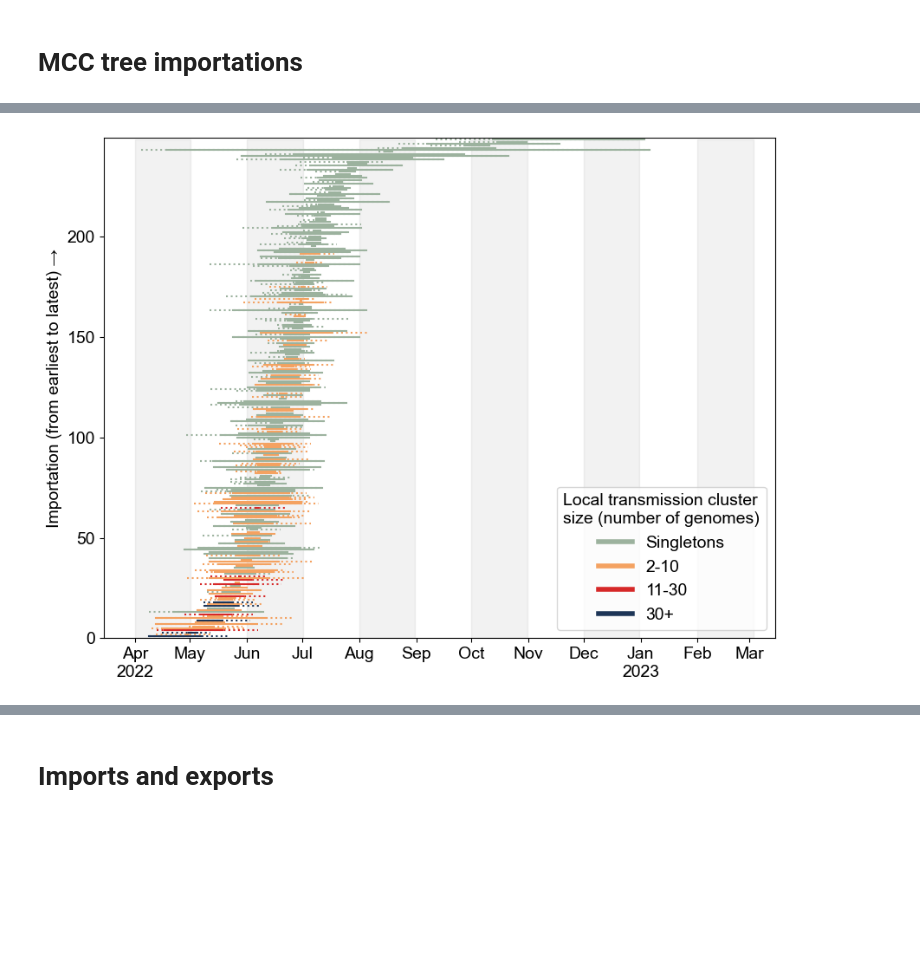
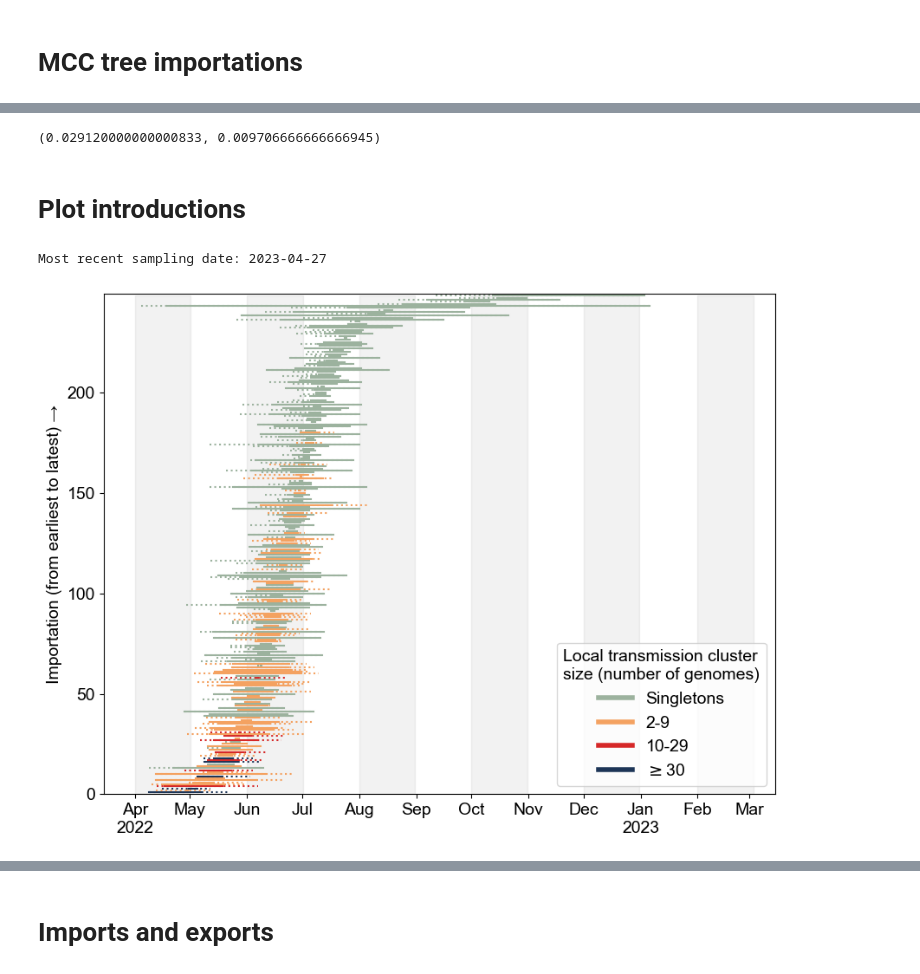
Before and after one commit to pekarj/nyc_mpox_phylogeography, a Jupyter notebook: analysis/notebooks/imports_exports.ipynb, the cells around one changed output, grey strips where cells are left out. Cells and saved outputs as stored; diff of their text form; code cells hidden in the pictures; blank space fills up the shorter version.

```diff
--- a/analysis/notebooks/imports_exports.ipynb
+++ b/analysis/notebooks/imports_exports.ipynb
@@ -240,7 +269,7 @@ def find_all_mcc_import_clusters(tree, loc="NYC", min_prob=0.5):
 mcc_sep_tree_path = '../phylogenetics/global_B.1.empirical.dta.mcc.tree'
 
 mcc_tree = read_mcc_tree(mcc_sep_tree_path)
-import_nodes_test, import_clusters_test, mrcas = find_all_mcc_import_clusters(mcc_tree, loc="NYC", min_prob=0.5)
+import_nodes_test, import_clusters_test, import_posteriors, mrcas = find_all_mcc_import_clusters(mcc_tree, loc="NYC", min_prob=0.5)
 
 # save import clusters and subtrees corresponding to import clusters for local analysis
 time_heights = []
@@ -262,3 +291,5 @@ with open('../phylogenetics/import_clusters.txt', 'w') as f, open('../phylogenet
 
             time_heights.append(test_subtree.root.node_params['height'])
             tree_heights.append(subtree.height())
+
+len(import_clusters_test), len([x for x in import_clusters_test if len(x) > 1]), len([x for x in import_clusters_test if len(x) == 1]), len(import_posteriors)
@@ -269,3 +466,9 @@ len(import_clusters_test), len([x for x in import_clusters_test if len(x) > 1]),
+# %%
+mt_tree.edge_length_sum(), mt_tree.edge_length_sum()/3
+# %% [output]
+(0.029120000000000833, 0.009706666666666945)
+# %% [markdown]
+# Plot introductions
 # %%
 def plot_mcc_clusters_time(mcc_tree, mrcas, start_date=toYearFraction('2022-03-15'), end_date=toYearFraction('2022-10-01'), w_pad=4, fontsize=14, include_singletons=False, ax=None, cset = cmap3, linewidth=2, figsize=(10,5)):
     most_recent_sampling_date = 1900
@@ -273,6 +476,8 @@ def plot_mcc_clusters_time(mcc_tree, mrcas, start_date=toYearFraction('2022-03-1
         d = toYearFraction(n.label.strip("'").split('|')[-1])
         if d > most_recent_sampling_date:
             most_recent_sampling_date = d
+
+    print('Most recent sampling date:', toDatestring(most_recent_sampling_date))
 
     mrcas_adjusted = []
     for mrca in mrcas:
@@ -292,9 +497,9 @@ def plot_mcc_clusters_time(mcc_tree, mrcas, start_date=toYearFraction('2022-03-1
     def color_mrca(mrca):
         if mrca[-1] == 1:
             return cset[0]
-        elif mrca[-1] >= 2 and mrca[-1] <= 10:
+        elif mrca[-1] >= 2 and mrca[-1] < 10:
             return cset[1]
-        elif mrca[-1] >= 11 and mrca[-1] < 30:
+        elif mrca[-1] >= 10 and mrca[-1] < 30:
             return cset[2]
         elif mrca[-1] >= 30:
             return cset[3]
@@ -312,9 +517,6 @@ def plot_mcc_clusters_time(mcc_tree, mrcas, start_date=toYearFraction('2022-03-1
         col = color_mrca(mrca)
         ax.plot([mrca[2], mrca[3]], [clust, clust], color=col, linewidth=linewidth, linestyle=':')
         ax.plot([mrca[0], mrca[1]], [clust, clust], color=col, linewidth=linewidth)
-        # add small vertical lines at the start and end of each mrca
-        # ax.plot([mrca[0], mrca[0]], [clust-0.2, clust+0.2], color=col, linewidth=1)
-        # ax.plot([mrca[1], mrca[1]], [clust-0.2, clust+0.2], color=col, linewidth=1)
 
     # set ylabel, with a long arrow at the end
     ax.set_ylabel('Importation (from earliest to latest) →', fontsize=fontsize)
@@ -327,81 +529,39 @@ def plot_mcc_clusters_time(mcc_tree, mrcas, start_date=toYearFraction('2022-03-1
     xticks_months = ['2022-04-01', '2022-05-01', '2022-06-01', '2022-07-01', '2022-08-01', '2022-09-01', '2022-10-01', '2022-11-01', '2022-12-01', '2023-01-01', '2023-02-01', '2023-03-01']
     xticklabels_months = ['Apr\n2022', 'May', 'Jun', 'Jul', 'Aug', 'Sep', 'Oct', 'Nov', 'Dec', 'Jan\n2023', 'Feb', 'Mar']
     xticks = np.array([toYearFraction(x) for x in xticks_months])
 
     ax.set_xticks(xticks)
     ax.set_xticklabels(xticklabels_months, ha='center')
 
     # set xtick and ytick font size
     ax.tick_params(axis='both', which='major', labelsize=fontsize)
 
     # add vertical grey bars at every month interval
     for index, x in enumerate(xticks):
         if index % 2 == 0:
             ax.fill_between([x, x+1/12], 0, len(mrcas_adjusted), color='grey', alpha=0.1)
 
 
     ax.set_xlim(start_date, end_date)
     # add legend
     if not include_singletons:
-        legend_elements = [Line2D([0], [0], color=cset[1], lw=4, label='2-10'),
-                        Line2D([0], [0], color=cset[2], lw=4, label='11-30'),
-                        Line2D([0], [0], color=cset[3], lw=4, label='30+')]
+        legend_elements = [Line2D([0], [0], color=cset[1], lw=4, label='2-9'),
+                        Line2D([0], [0], color=cset[2], lw=4, label='10-29'),
+                        Line2D([0], [0], color=cset[3], lw=4, label=r'$\geq$' + '30')]
     elif include_singletons:
         legend_elements = [Line2D([0], [0], color=cset[0], lw=4, label='Singletons'),
-                        Line2D([0], [0], color=cset[1], lw=4, label='2-10'),
-                        Line2D([0], [0], color=cset[2], lw=4, label='11-30'),
-                        Line2D([0], [0], color=cset[3], lw=4, label='30+')]
+                        Line2D([0], [0], color=cset[1], lw=4, label='2-9'),
+                        Line2D([0], [0], color=cset[2], lw=4, label='10-29'),
+                        Line2D([0], [0], color=cset[3], lw=4, label=r'$\geq$' + '30')]
     ax.legend(handles=legend_elements, title='Local transmission cluster\nsize (number of genomes)', fontsize=fontsize, title_fontsize=fontsize, loc='lower right')
 
     ax.xaxis.set_tick_params(which='both', top=False, bottom=True, labelbottom=True)
     ax.yaxis.set_tick_params(which='both', right=False, left=True, labelleft=True)
 
 
-def plot_clusters_bar(import_clusters, inset_min_cluster_size=5, include_singletons=False, ax=None, fontsize=14):
-    if ax is None:
-        fig, ax = plt.subplots(1, 1, figsize=(5, 5))
-    # plot the cluster size distribution
-    if include_singletons:
-        cluster_sizes = [len(cluster) for cluster in import_clusters]
-    else:
-        cluster_sizes = [len(cluster) for cluster in import_clusters if len(cluster) > 1]
-
-    # max size is max cluster size rounded to nearest 5
-    xmax = max(cluster_sizes)
-    xmax = xmax + (5 - xmax % 5)
-
-    sns.set_style('white')
-    ax.set_facecolor('white')
-    ax.hist(cluster_sizes, bins=range(0, max(cluster_sizes) + 1, 1), color=tc.tol_cset('bright')[0], alpha=0.5, label='MPXV')
-    ax.set_xlim(0, xmax)
-
-    # set xtick and ytick font size
-    ax.tick_params(axis='both', which='major', labelsize=fontsize)
-    sns.set_style('white')
-    # add a zoomed in inset
-    axins = ax.inset_axes([0.3, 0.6, 0.65, 0.35])
-    axins.hist(cluster_sizes, bins=range(0, max(cluster_sizes) + 1, 1), color=tc.tol_cset('bright')[0], alpha=0.5)
-    axins.set_ylim(0, 6)
-    axins.set_xticks(range(inset_min_cluster_size, max(cluster_sizes) + 1, 10))
-    axins.set_xlim(inset_min_cluster_size, xmax)
-    # axins.set_yticks(range(0, 13, 2))
-    ax.indicate_inset_zoom(axins)
-
-    ax.set_xlabel('Cluster size', fontsize=fontsize)
-    ax.set_ylabel('Number of clusters', fontsize=fontsize)
-
-    # remove top and right borders
-    ax.spines['top'].set_visible(False)
-    ax.spines['right'].set_visible(False)
-
-    # view major and minor ticks
-    ax.xaxis.set_tick_params(which='both', top=False, bottom=True, labelbottom=True)
-    ax.yaxis.set_tick_params(which='both', right=False, left=True, labelleft=True)
-    axins.xaxis.set_tick_params(which='both', top=False, bottom=True, labelbottom=True)
-    axins.yaxis.set_tick_params(which='both', right=False, left=True, labelleft=True)
-
-
 cset=[cmap3[1], cmap3[0], cmap3[2], cmap3[3]][::-1]
 plot_mcc_clusters_time(mcc_tree, mrcas, start_date=toYearFraction('2022-03-15'), end_date=toYearFraction('2023-03-15'), fontsize=14, include_singletons=True, cset=cset, linewidth=1.5, figsize=(10, 7.5))
+plt.show()
 # %% [output]
+Most recent sampling date: 2023-04-27
-[figure, old version]
+[figure, new version]
```
Also changed, not shown: parts of 12 cells of this notebook, 14 other files.
